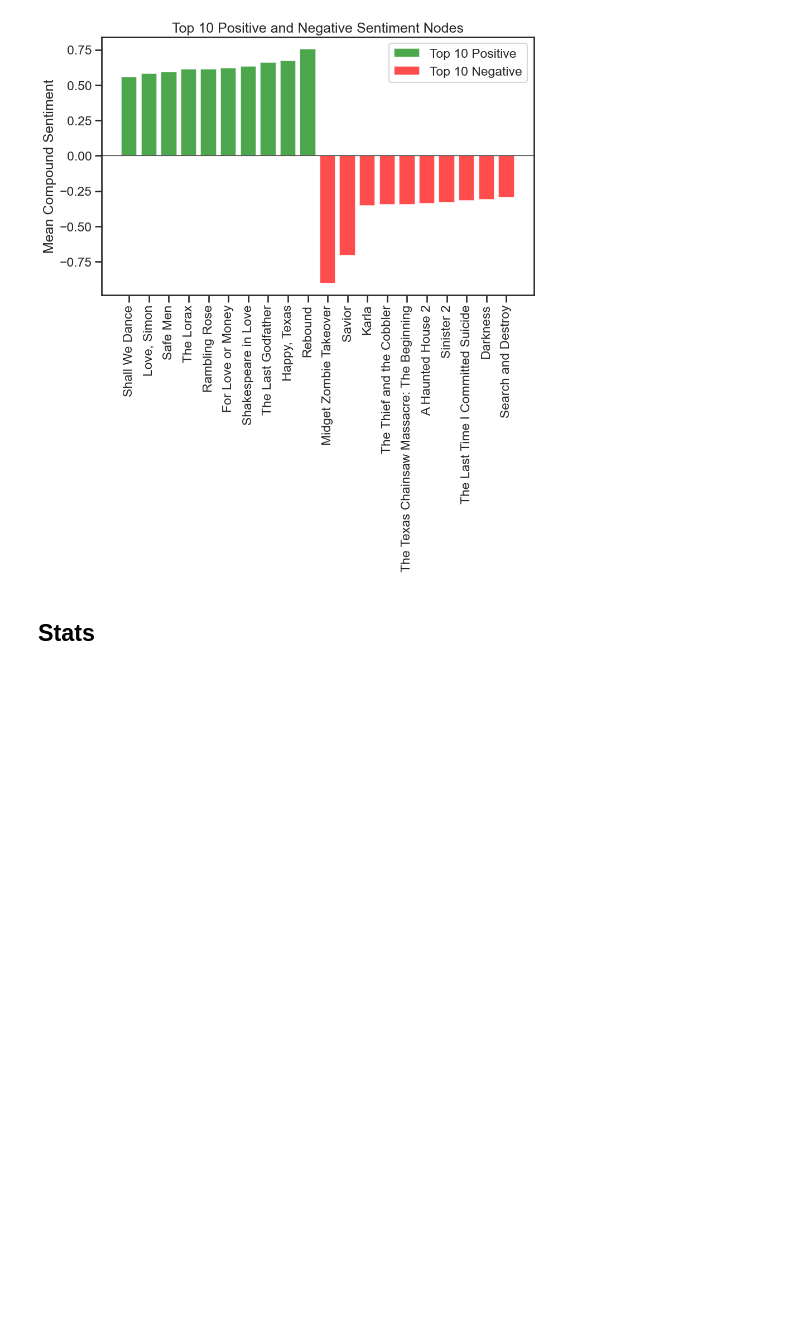
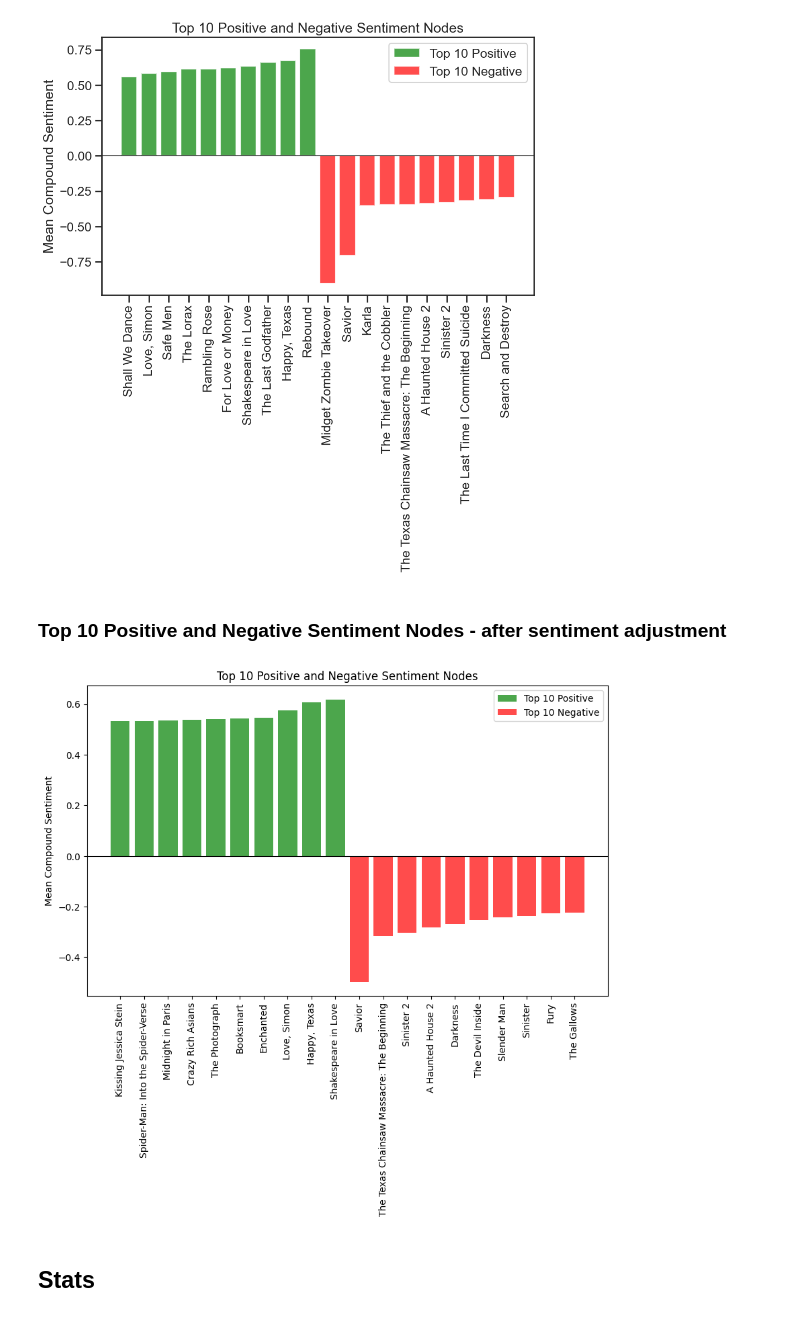
Before and after one commit to michalisdikaiopoulos/Movie-Success-And-Actor-Popularity-Correlation, a Jupyter notebook: ExtractData.ipynb, the cells around one changed output. Cells and saved outputs as stored; diff of their text form; code cells hidden in the pictures; blank space fills up the shorter version.

Commit message:
Add sentiment adjustment

```diff
--- a/ExtractData.ipynb
+++ b/ExtractData.ipynb
@@ -295,0 +371,11 @@ Flight of the Intruder
+# %%
+print("GLOBAL SENTIMENT (PRIOR):")
+print(f"NOT adjusted: {global_sentiment:.5f}")
+print(f"Adjusted: {adjusted_global_sentiment:.5f}\n\n")
+
+print("MOVIE SENTIMENTS ADJUSTMENTS EXAMPLES:\n")
+# Print the adjusted sentiments for each movie
+for node in list(movie_graph.nodes)[:10]:
+    print(f"{node}")
+    print(f"NOT adjusted Sentiment = {movie_graph.nodes[node]['mean_compound_sentiment']:.5f}")
+    print(f"Adjusted Sentiment = {movie_graph.nodes[node]['adjusted_sentiment']:.5f}\n")
@@ -754,6 +858,30 @@ plt.legend()
 plt.show()
 # %% [output]
 [figure]
+# %% [markdown]
+### Top 10 Positive and Negative Sentiment Nodes - after sentiment adjustment
+# %%
+# Get top/bottom sentiment nodes
+sorted_nodes = sorted(movie_graph.nodes, key=lambda node: movie_graph.nodes[node]['adjusted_sentiment'])
+top_10 = sorted_nodes[-10:]
+bottom_10 = sorted_nodes[:10]
+
+# Data for plotting
+top_sentiments = [movie_graph.nodes[node]['adjusted_sentiment'] for node in top_10]
+bottom_sentiments = [movie_graph.nodes[node]['adjusted_sentiment'] for node in bottom_10]
+
+# Bar plot
+plt.figure(figsize=(10, 6))
+plt.bar(range(10), top_sentiments, color='green', alpha=0.7, label="Top 10 Positive")
+plt.bar(range(10, 20), bottom_sentiments, color='red', alpha=0.7, label="Top 10 Negative")
+plt.axhline(0, color='black', linewidth=0.8)
+plt.xticks(range(20), labels=[*top_10, *bottom_10], rotation=90)
+plt.title("Top 10 Positive and Negative Sentiment Nodes")
+plt.ylabel("Mean Compound Sentiment")
+plt.legend()
+plt.show()
+# %% [output]
+[figure, added]
 # %% [markdown]
 ## Stats
 # %%
```
Also changed, not shown: parts of 11 cells of this notebook.
